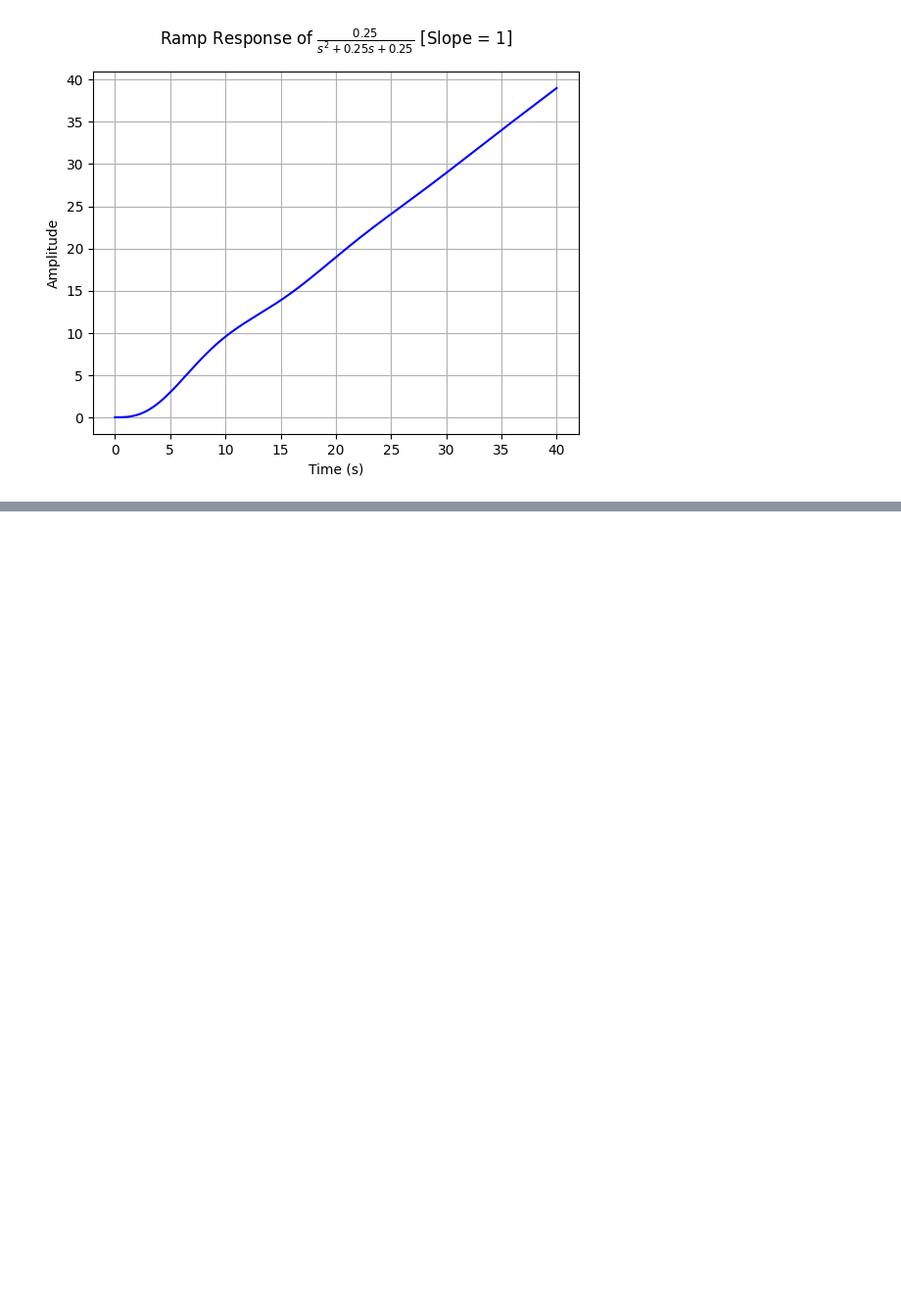
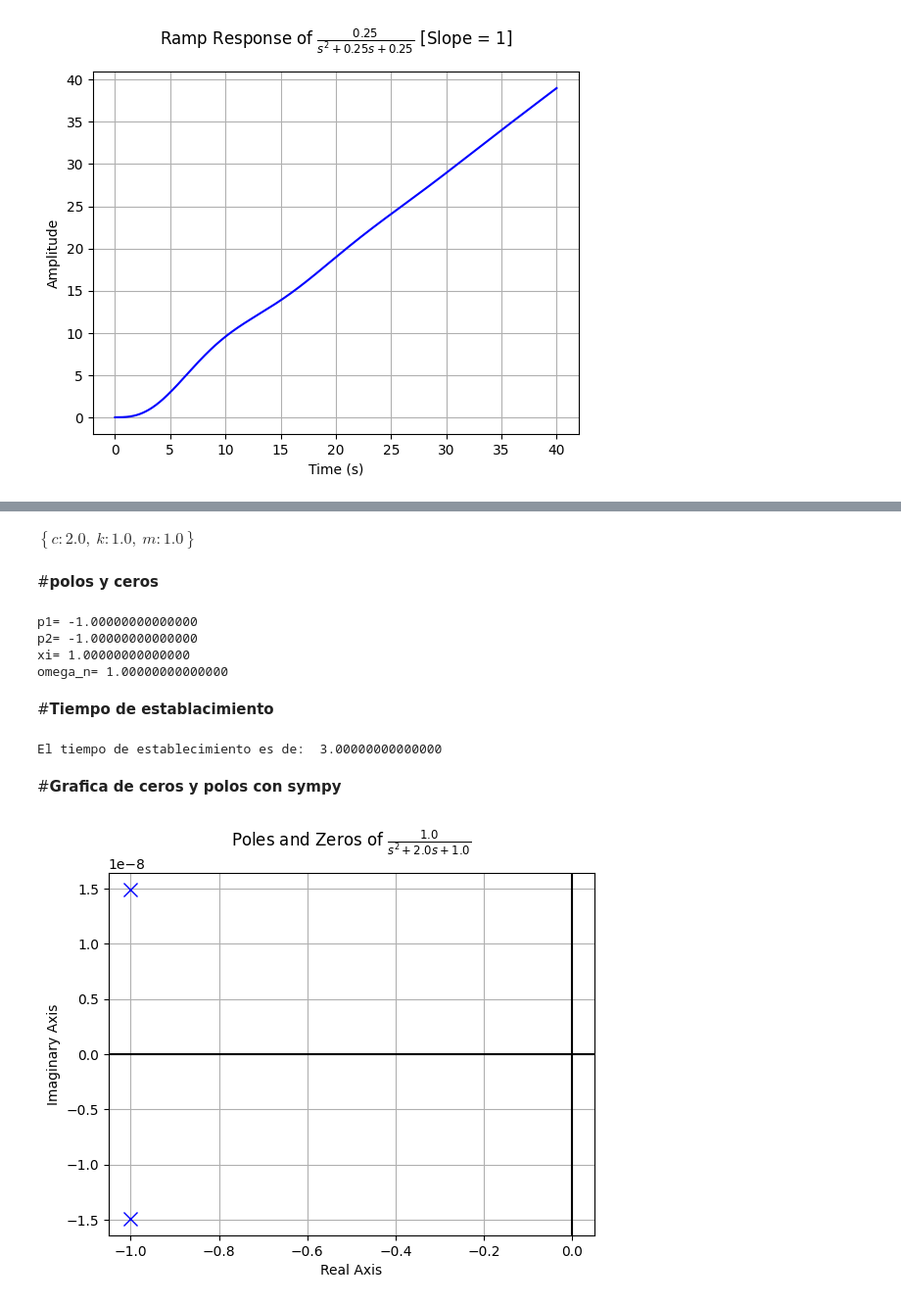
Before and after one commit to jailer2024/JAILER-CHAPID-SE-ALES-Y-SISTEMAS, a Jupyter notebook: taller_jueves_13.ipynb, the cells around one changed output, grey strips where cells are left out. Shown at 98% size. Cells and saved outputs as stored; diff of their text form; code cells hidden in the pictures; blank space fills up the shorter version.

```diff
--- a/taller_jueves_13.ipynb
+++ b/taller_jueves_13.ipynb
@@ -181,0 +207,36 @@ ramp_response_plot(tf1,upper_limit=5/(xi.subs(mck)*wn.subs(mck)))
+# %%
+#Reemplazando valores
+mck = {m: 1.0, c: 2.0, k: 1.0}
+mck
+# %% [output]
+$\displaystyle \left\{ c : 2.0, \  k : 1.0, \  m : 1.0\right\}$
+# %% [markdown]
+#**polos y ceros**
+# %%
+print('p1=',p1.subs(mck))
+print('p2=',p2.subs(mck))
+print('xi=',xi.subs(mck))
+print('omega_n=',wn.subs(mck))
+# %% [output]
+p1= -1.00000000000000
+p2= -1.00000000000000
+xi= 1.00000000000000
+omega_n= 1.00000000000000
+# %% [markdown]
+#**Tiempo de establacimiento**
+# %%
+t_s2 = 6*m / c
+print('El tiempo de establecimiento es de: ',t_s.subs(mck))
+# %% [output]
+El tiempo de establecimiento es de:  3.00000000000000
+# %% [markdown]
+#**Grafica de ceros y polos con sympy**
+# %%
+from sympy.physics.control.lti import TransferFunction
+from sympy.physics.control.control_plots import pole_zero_plot, bode_plot, impulse_response_plot, step_response_plot, ramp_response_plot
+num,den=sym.fraction(H.subs(mck))
+
+tf1 = TransferFunction(num, den, s)#numerador y denomirador función de transferencia con valores evaluados de RLC
+pole_zero_plot(tf1)
+# %% [output]
+[figure, added]
```
Also changed, not shown: parts of 26 cells of this notebook.
